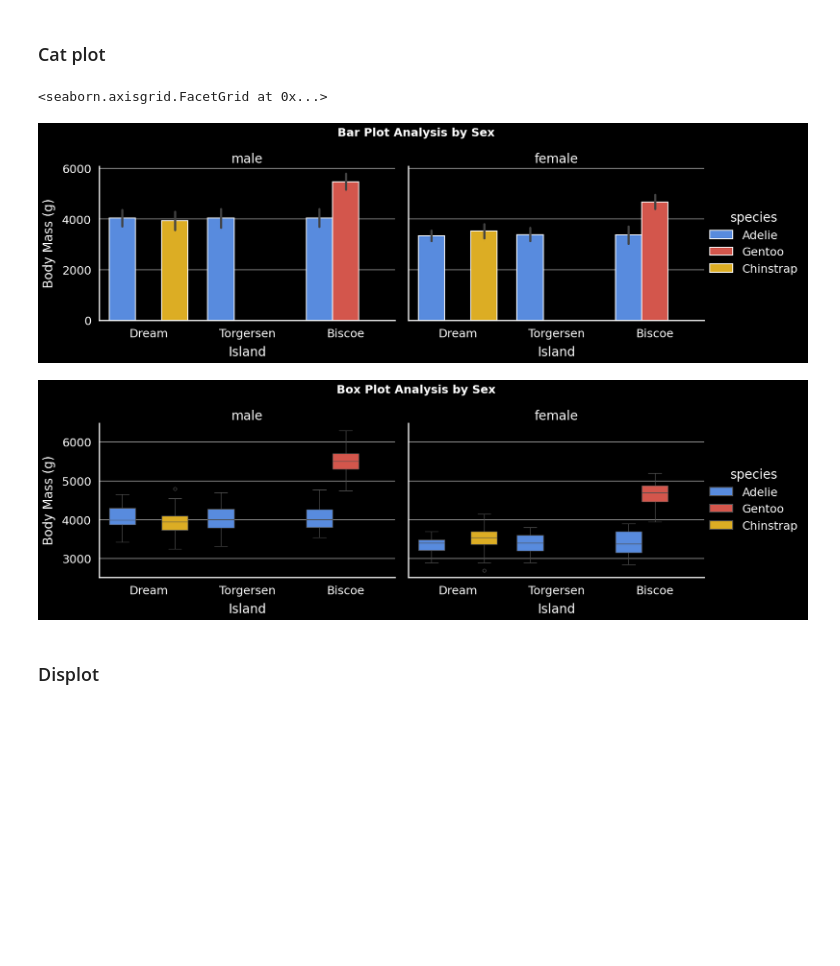
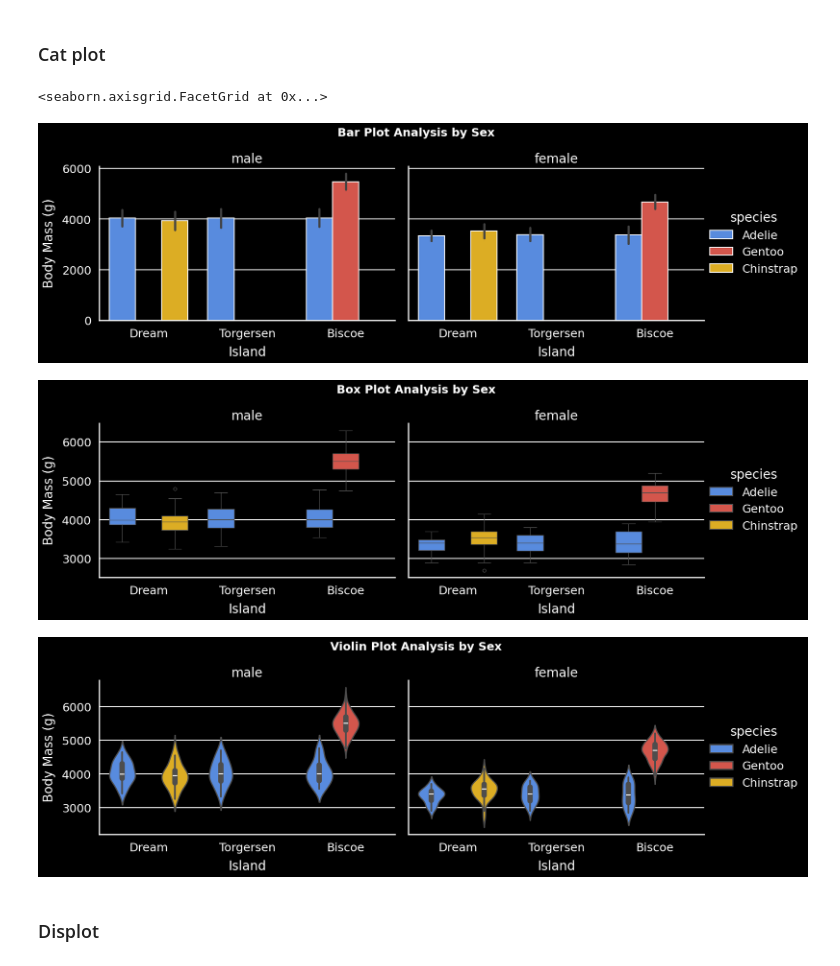
Before and after one commit to carlosjesuscaro/data_analysis_summary, a Jupyter notebook: Visualizations.ipynb, the cells around one changed output. Drawn from its saved outputs; the diff is of its cells as text; code cells hidden in the pictures; blank space fills up the shorter version.

```diff
--- a/Visualizations.ipynb
+++ b/Visualizations.ipynb
@@ -333,22 +370,30 @@ g.set_xlabels('Index', labelpad=10)
 # %%
 # Bar plot
 
 g = sns.catplot(data=data, x='island', y='body_mass_g', kind='bar', errorbar='sd', hue='species', palette=google_three, col='sex', col_wrap=2, height=5, aspect=1.5, order=['Dream', 'Torgersen', 'Biscoe'])
 g.set_titles('{col_name}')
 g.figure.suptitle('Bar Plot Analysis by Sex', fontsize=18, fontweight='bold', y=1.05)
 g.set_ylabels('Body Mass (g)', labelpad=10)
 g.set_xlabels('Island', labelpad=10)
 
 # Box plot
 h = sns.catplot(data=data, x='island', y='body_mass_g', kind='box', hue='species', palette=google_three, col='sex', col_wrap=2, height=5, aspect=1.5, order=['Dream', 'Torgersen', 'Biscoe'])
 h.set_titles('{col_name}')
 h.figure.suptitle('Box Plot Analysis by Sex', fontsize=18, fontweight='bold', y=1.05)
 h.set_ylabels('Body Mass (g)', labelpad=10)
 h.set_xlabels('Island', labelpad=10)
+
+# Violin plot
+h = sns.catplot(data=data, x='island', y='body_mass_g', kind='violin', hue='species', palette=google_three, col='sex', col_wrap=2, height=5, aspect=1.5, order=['Dream', 'Torgersen', 'Biscoe'])
+h.set_titles('{col_name}')
+h.figure.suptitle('Violin Plot Analysis by Sex', fontsize=18, fontweight='bold', y=1.05)
+h.set_ylabels('Body Mass (g)', labelpad=10)
+h.set_xlabels('Island', labelpad=10)
 # %% [output]
 <seaborn.axisgrid.FacetGrid at 0x...>
-[figure, old version]
+[figure, new version]
-[figure, old version]
+[figure, new version]
+[figure, added]
 # %% [markdown]
 ### Displot
 # %%
```
Also changed, not shown: parts of 11 cells of this notebook.
